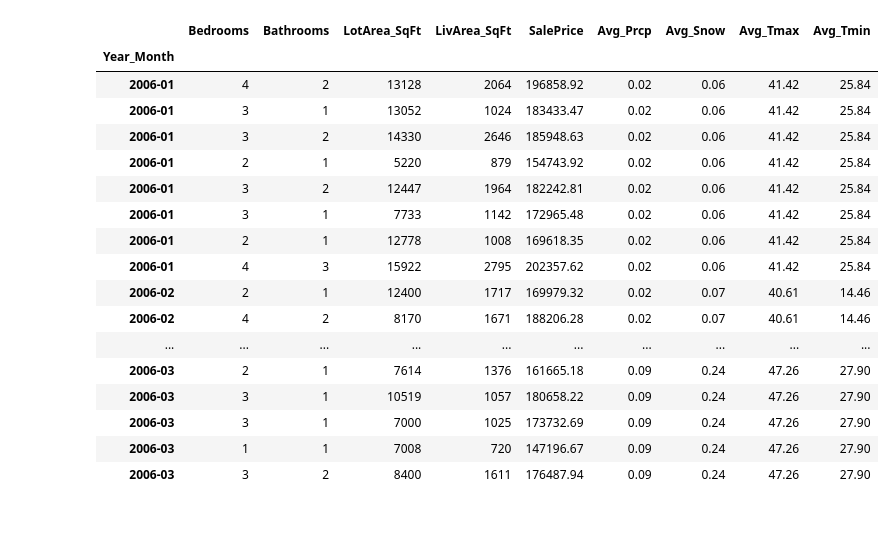
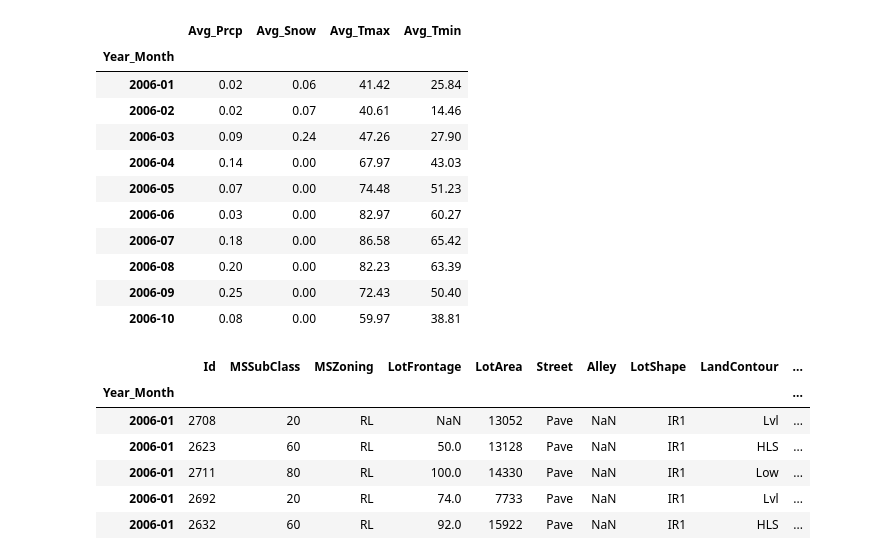
Before and after one commit to AlfredMtz/Springboard, a Jupyter notebook: amesproject.ipynb, the cells around one changed output. Saved outputs shown, nothing was run; the diff lists cells and outputs as text; code cells hidden in the pictures; blank space fills up the shorter version.

```diff
--- a/amesproject.ipynb
+++ b/amesproject.ipynb
@@ -72,34 +29,22 @@ potential_outliers
 # %%
-# STRUCTURING HOUSING DATA
-
-hs_data = h_data[(h_data.YrSold >= 2006) & (h_data.YrSold <= 2009)&                             # Filtering non-needed values!
-                (h_data.BedroomAbvGr != 0) & (h_data.FullBath != 0)
-                & (h_data.GrLivArea <= 5000)]
+hs_data = h_data[(h_data.YrSold >= 2006) & (h_data.YrSold <= 2009)]              # Filtering from 2006-2009!
 
 
-col = ['Bedrooms', 'Bathrooms','LotArea_SqFt', 'LivArea_SqFt', 'year', 'month', 'SalePrice']    # ranaming columns
-hs_data.columns = col
-#hs_data.head(3)
+hs_data = hs_data.rename(columns={"MoSold":"month", "YrSold":"year"})           # Rename columns
 
 
+hs_data.loc[:, 'day'] = 1                                                       # Building dataframe to a series datetime index
 
-# Building dataframe to a series datetime index
-hs_data.loc[:, 'day'] = 1
-
-# adding column as one datetime.
-date = pd.to_datetime(hs_data[['year', 'month', 'day']])
+date = pd.to_datetime(hs_data[['year', 'month', 'day']])                        # adding column as one datetime.
 hs_data.loc[:, 'Date'] = date
 
-# Subtracting only columns needed!
-housing_data = hs_data[[ 'Date', 'Bedrooms', 'Bathrooms', 'LotArea_SqFt', 'LivArea_SqFt', 'SalePrice']]
+hs_data.loc[:, 'Date'] = hs_data.Date.dt.to_period('M')
 
-#Formating 'Id' value to only year and month.
-housing_data.loc[:, 'Date'] = housing_data.Date.dt.to_period('M')
+hs_data = hs_data.set_index('Date').sort_index()                                # Seting, sorting and renaming index
 
-# Seting, sorting and renaming index
-housing_data = housing_data.set_index('Date').sort_index()
+hs_data.drop(['day'], axis=1, inplace=True)
 
-# # changing index to string object for later joining
-housing_data.index = housing_data.index.map(str).rename('Year_Month')
-housing_data.head()
+
+hs_data.index = hs_data.index.map(str).rename('Year_Month')          # changing/rename index to string object for later joining
+hs_data.head(1)
 # %% [output]
@@ -144,28 +85,30 @@ wth_data_avg = weather_data.groupby(weather_data.index).mean()                 #
 
 wth_data_avg.index = wth_data_avg.index.map(str).rename('Year_Month')          # Change index type to string object
                                                                                # -- for later merging of dataframes
-#wth_data_avg.head(10)
+wth_data_avg.head(10)
+# %% [output]
+|  | Avg_Prcp | Avg_Snow | Avg_Tmax | Avg_Tmin |
+| Year_Month |  |  |  |  |
+| 2006-01 | 0.02 | 0.06 | 41.42 | 25.84 |
+| 2006-02 | 0.02 | 0.07 | 40.61 | 14.46 |
+| 2006-03 | 0.09 | 0.24 | 47.26 | 27.90 |
+| 2006-04 | 0.14 | 0.00 | 67.97 | 43.03 |
+| 2006-05 | 0.07 | 0.00 | 74.48 | 51.23 |
+| 2006-06 | 0.03 | 0.00 | 82.97 | 60.27 |
+| 2006-07 | 0.18 | 0.00 | 86.58 | 65.42 |
+| 2006-08 | 0.20 | 0.00 | 82.23 | 63.39 |
+| 2006-09 | 0.25 | 0.00 | 72.43 | 50.40 |
+| 2006-10 | 0.08 | 0.00 | 59.97 | 38.81 |
 # %%
 # MERGING HOUSING AND WEATHER DATA
 
-hs_wth_data = housing_data.join(wth_data_avg)
-hs_wth_data.head(30)
+hs_wth_data = hs_data.join(wth_data_avg)
+hs_wth_data.head()
 # %% [output]
-|  | Bedrooms | Bathrooms | LotArea_SqFt | LivArea_SqFt | SalePrice | Avg_Prcp | Avg_Snow | Avg_Tmax | Avg_Tmin |
-| Year_Month |  |  |  |  |  |  |  |  |  |
-| 2006-01 | 4 | 2 | 13128 | 2064 | 196858.92 | 0.02 | 0.06 | 41.42 | 25.84 |
-| 2006-01 | 3 | 1 | 13052 | 1024 | 183433.47 | 0.02 | 0.06 | 41.42 | 25.84 |
-| 2006-01 | 3 | 2 | 14330 | 2646 | 185948.63 | 0.02 | 0.06 | 41.42 | 25.84 |
-| 2006-01 | 2 | 1 | 5220 | 879 | 154743.92 | 0.02 | 0.06 | 41.42 | 25.84 |
-| 2006-01 | 3 | 2 | 12447 | 1964 | 182242.81 | 0.02 | 0.06 | 41.42 | 25.84 |
-| 2006-01 | 3 | 1 | 7733 | 1142 | 172965.48 | 0.02 | 0.06 | 41.42 | 25.84 |
-| 2006-01 | 2 | 1 | 12778 | 1008 | 169618.35 | 0.02 | 0.06 | 41.42 | 25.84 |
-| 2006-01 | 4 | 3 | 15922 | 2795 | 202357.62 | 0.02 | 0.06 | 41.42 | 25.84 |
-| 2006-02 | 2 | 1 | 12400 | 1717 | 169979.32 | 0.02 | 0.07 | 40.61 | 14.46 |
-| 2006-02 | 4 | 2 | 8170 | 1671 | 188206.28 | 0.02 | 0.07 | 40.61 | 14.46 |
-| ... | ... | ... | ... | ... | ... | ... | ... | ... | ... |
-| 2006-03 | 2 | 1 | 7614 | 1376 | 161665.18 | 0.09 | 0.24 | 47.26 | 27.90 |
-| 2006-03 | 3 | 1 | 10519 | 1057 | 180658.22 | 0.09 | 0.24 | 47.26 | 27.90 |
-| 2006-03 | 3 | 1 | 7000 | 1025 | 173732.69 | 0.09 | 0.24 | 47.26 | 27.90 |
-| 2006-03 | 1 | 1 | 7008 | 720 | 147196.67 | 0.09 | 0.24 | 47.26 | 27.90 |
-| 2006-03 | 3 | 2 | 8400 | 1611 | 176487.94 | 0.09 | 0.24 | 47.26 | 27.90 |
+|  | Id | MSSubClass | MSZoning | LotFrontage | LotArea | Street | Alley | LotShape | LandContour | ... |
+| Year_Month |  |  |  |  |  |  |  |  |  | ... |
+| 2006-01 | 2708 | 20 | RL | NaN | 13052 | Pave | NaN | IR1 | Lvl | ... |
+| 2006-01 | 2623 | 60 | RL | 50.0 | 13128 | Pave | NaN | IR1 | HLS | ... |
+| 2006-01 | 2711 | 80 | RL | 100.0 | 14330 | Pave | NaN | IR1 | Low | ... |
+| 2006-01 | 2692 | 20 | RL | 74.0 | 7733 | Pave | NaN | IR1 | Lvl | ... |
+| 2006-01 | 2632 | 60 | RL | 92.0 | 15922 | Pave | NaN | IR1 | HLS | ... |
```
Also changed, not shown: parts of 8 cells of this notebook.
